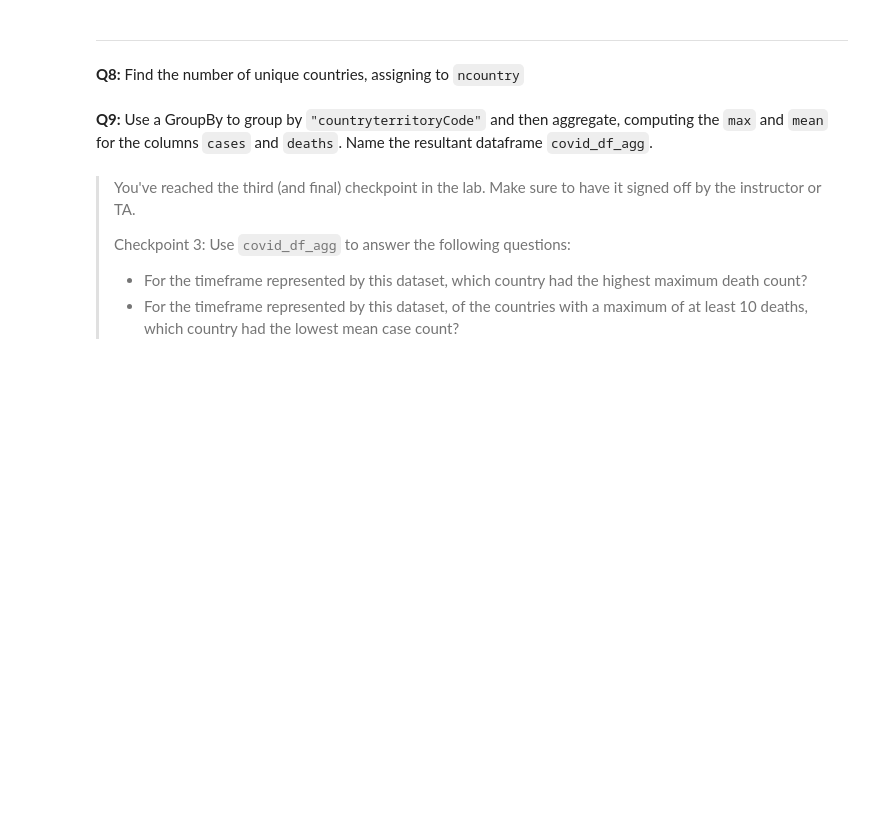
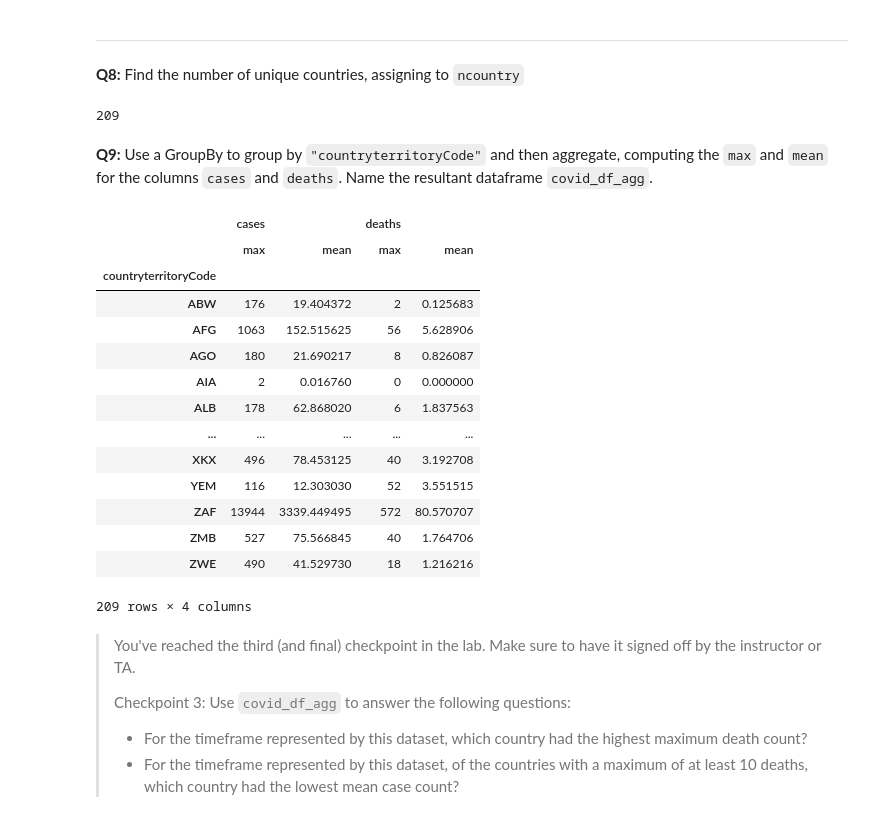
Before and after one commit to Banguyen13/cs181-s23-student, a Jupyter notebook: sw_lab/lab_07/json_programming.ipynb, the cells around one changed output. Cells and saved outputs as stored; diff of their text form; code cells hidden in the pictures; blank space fills up the shorter version.

```diff
--- a/sw_lab/lab_07/json_programming.ipynb
+++ b/sw_lab/lab_07/json_programming.ipynb
@@ -62,8 +62,9 @@ path = os.path.join(".", "students.json")
 if os.path.isfile(path):
     os.remove(path)
 
-# YOUR CODE HERE
-raise NotImplementedError()
+LoD=[{'student':'Jane','gpa':3.75,'year':3},{'student':'Bill','gpa':2.85,'year':2},{'student':'Fred','gpa':3.5,'year':3},{'student':'Mary','gpa':3.25,'year':1}]
+with open(path,'w') as f:
+    json.dump(LoD,f)
 # %%
 # Testing cell
 assert os.path.isfile(path)
@@ -113,0 +128,4 @@ raise NotImplementedError()
+# %%
+with open(os.path.join(datadir,'eu_covid.json')) as f:
+    covid_data=json.load(f)
+covid_data
@@ -144,8 +184,9 @@ Given the innermost structure, representing the **rows** of our desired DataFram
 
 In the cell that follows, write this loop and build a structure named `LoD`.
 # %%
-# YOUR CODE HERE
-raise NotImplementedError()
+LoD=[]
+for dic in covid_data['records']:
+    LoD.append(dic)
 
 # Display a subset of the LoD
 for key,value in LoD[0].items():
@@ -158,8 +212,7 @@ assert isinstance(LoD[0], dict)
 # %% [markdown]
 **Q7:** With the successfully created `LoD`, create a pandas DataFrame named `covid_df`.
 # %%
-# YOUR CODE HERE
-raise NotImplementedError()
+covid_df=pd.DataFrame(LoD)
 
 # Display a subset of the data frame
 covid_df.head()
@@ -175,10 +235,11 @@ assert covid_df.shape == (44136, 12)
 
 **Q8:** Find the number of unique countries, assigning to `ncountry`
 # %%
-# YOUR CODE HERE
-raise NotImplementedError()
+ncountry=covid_df.countryterritoryCode.nunique()
 
 # Display the result
 print(ncountry)
+# %% [output]
+209
 # %% [markdown]
 **Q9:** Use a GroupBy to group by `"countryterritoryCode"` and then aggregate, computing the `max` and `mean` for the columns `cases` and `deaths`.  Name the resultant dataframe `covid_df_agg`.
@@ -191,3 +246,27 @@ covid_df_agg
+# %%
+covid_groupby=covid_df.groupby('countryterritoryCode')
+agg={'cases':['max','mean'],
+     'deaths':['max','mean'],}
+covid_df_agg=covid_groupby.agg(agg)
+
+# Display the aggregated data frame
+covid_df_agg
+# %% [output]
+|  | cases |  | deaths |  |
+|  | max | mean | max | mean |
+| countryterritoryCode |  |  |  |  |
+| ABW | 176 | 19.404372 | 2 | 0.125683 |
+| AFG | 1063 | 152.515625 | 56 | 5.628906 |
+| AGO | 180 | 21.690217 | 8 | 0.826087 |
+| AIA | 2 | 0.016760 | 0 | 0.000000 |
+| ALB | 178 | 62.868020 | 6 | 1.837563 |
+| ... | ... | ... | ... | ... |
+| XKX | 496 | 78.453125 | 40 | 3.192708 |
+| YEM | 116 | 12.303030 | 52 | 3.551515 |
+| ZAF | 13944 | 3339.449495 | 572 | 80.570707 |
+| ZMB | 527 | 75.566845 | 40 | 1.764706 |
+| ZWE | 490 | 41.529730 | 18 | 1.216216 |
+209 rows × 4 columns
 # %% [markdown]
 > You've reached the third (and final) checkpoint in the lab.  Make sure to have it signed off by the instructor or TA.
 >
```
Also changed, not shown: parts of 15 cells of this notebook.
